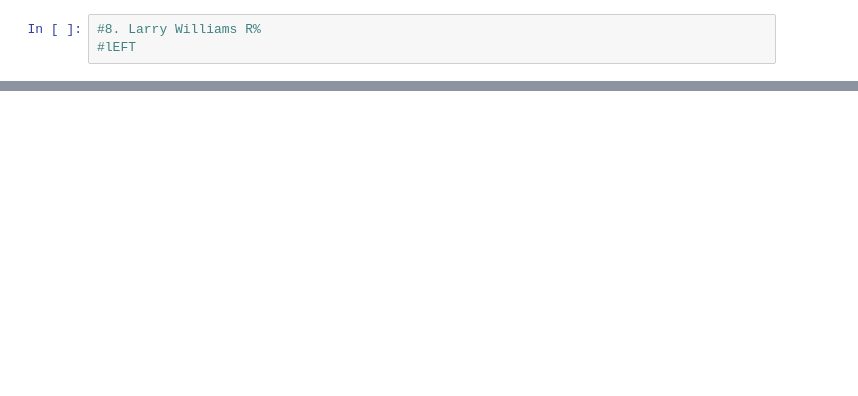
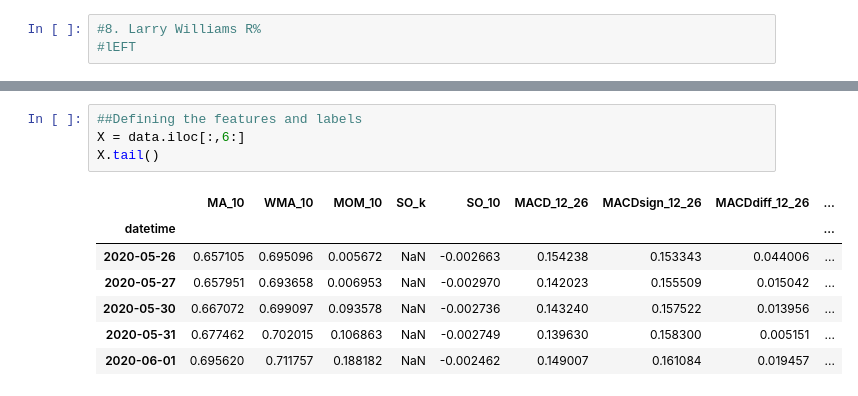
Before and after one commit to Devanshi-123/stock_market_prediction, a Jupyter notebook: Stock_Market_Prediction.ipynb, the cells around one changed output, grey strips where cells are left out. Drawn from its saved outputs; the diff is of its cells as text; blank space fills up the shorter version.

```diff
--- a/Stock_Market_Prediction.ipynb
+++ b/Stock_Market_Prediction.ipynb
@@ -245,0 +351,12 @@ df_new.tail()
+# %%
+##Defining the features and labels
+X = data.iloc[:,6:]
+X.tail()
+# %% [output]
+|  | MA_10 | WMA_10 | MOM_10 | SO_k | SO_10 | MACD_12_26 | MACDsign_12_26 | MACDdiff_12_26 | ... |
+| datetime |  |  |  |  |  |  |  |  | ... |
+| 2020-05-26 | 0.657105 | 0.695096 | 0.005672 | NaN | -0.002663 | 0.154238 | 0.153343 | 0.044006 | ... |
+| 2020-05-27 | 0.657951 | 0.693658 | 0.006953 | NaN | -0.002970 | 0.142023 | 0.155509 | 0.015042 | ... |
+| 2020-05-30 | 0.667072 | 0.699097 | 0.093578 | NaN | -0.002736 | 0.143240 | 0.157522 | 0.013956 | ... |
+| 2020-05-31 | 0.677462 | 0.702015 | 0.106863 | NaN | -0.002749 | 0.139630 | 0.158300 | 0.005151 | ... |
+| 2020-06-01 | 0.695620 | 0.711757 | 0.188182 | NaN | -0.002462 | 0.149007 | 0.161084 | 0.019457 | ... |
```
Also changed, not shown: parts of 8 cells of this notebook.
